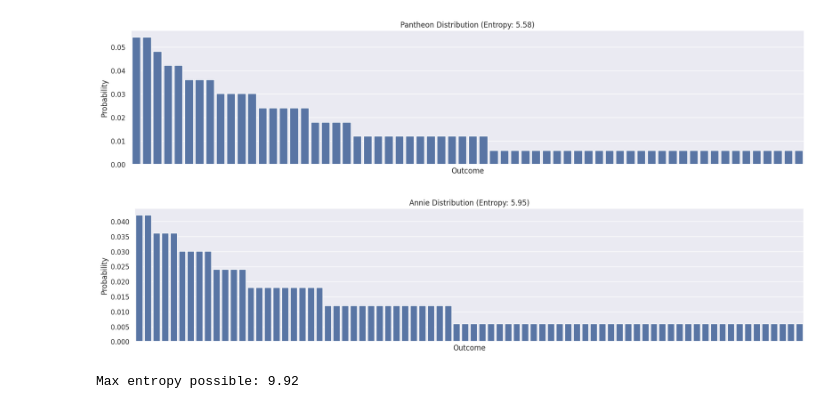
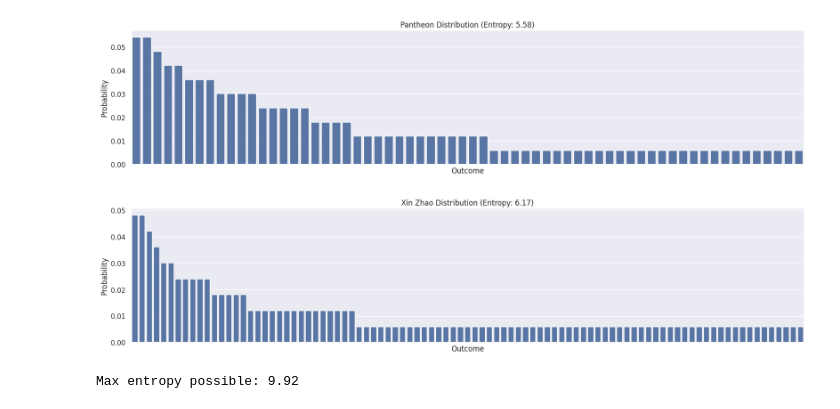
Before and after one commit to victorsevero/loldle-solver, a Jupyter notebook: notebooks/first_guess_v2.ipynb, the cells around one changed output. Drawn from its saved outputs; the diff is of its cells as text; code cells hidden in the pictures.

```diff
--- a/notebooks/first_guess_v2.ipynb
+++ b/notebooks/first_guess_v2.ipynb
@@ -32,13 +32,13 @@ solver = Solver()
 # %%
 champion = "Pantheon"
 outcomes = solver.get_champion_outcomes(champion)
-plot_outcomes_dist(champion, outcomes)
-champion = "Annie"
+plot_outcomes_dist(champion, outcomes.to_numpy()[:, 1:].astype(float))
+champion = "Xin Zhao"
 outcomes = solver.get_champion_outcomes(champion)
-plot_outcomes_dist(champion, outcomes)
+plot_outcomes_dist(champion, outcomes.to_numpy()[:, 1:].astype(float))
 # %% [output]
 [figure]
-[figure, old version]
+[figure, new version]
 # %%
 # 2 variables with 2 possible outcomes and 5 variables with 3 possible outcomes
 n_possibilities = 2**2 * 3**5
```
Also changed, not shown: parts of 2 cells of this notebook, 5 other files.
